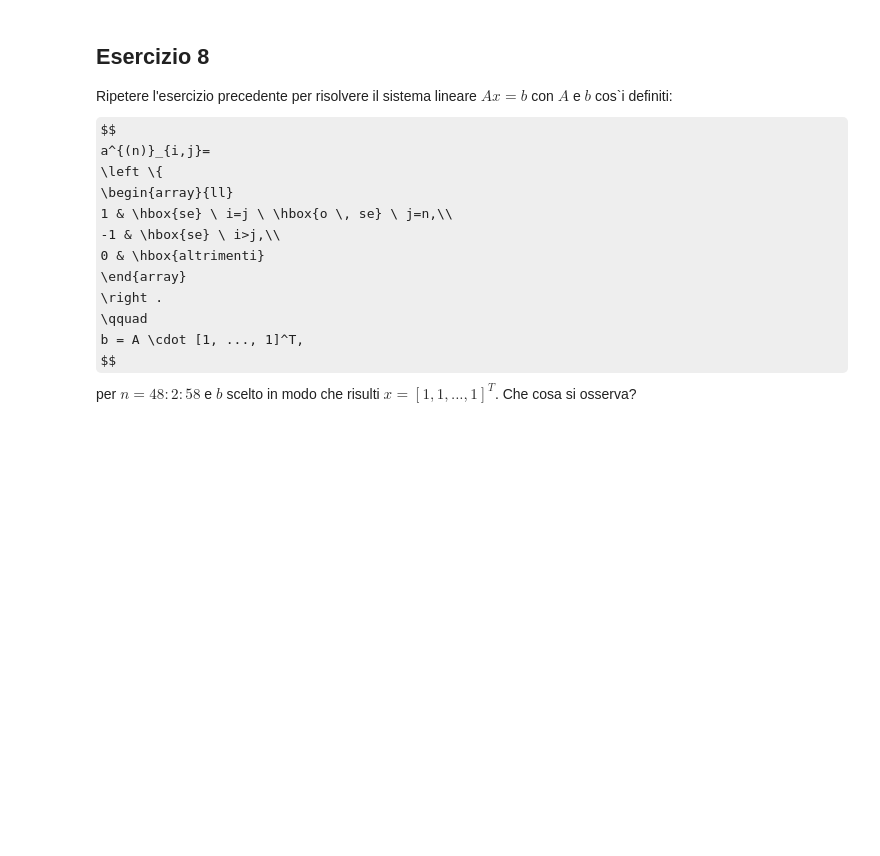
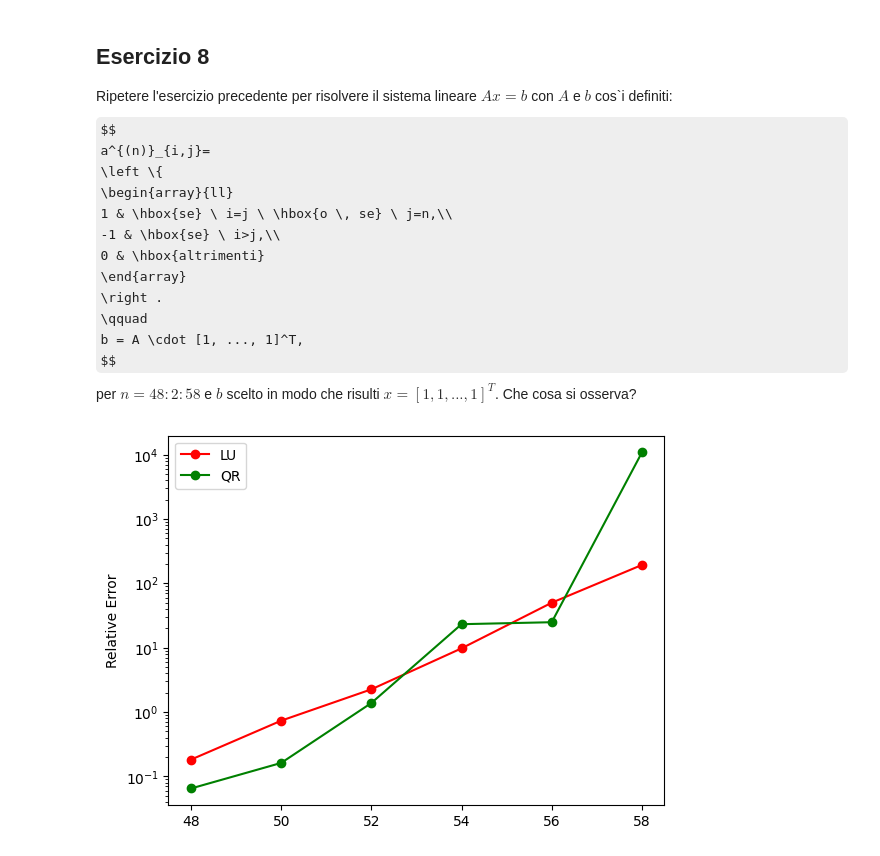
Before and after one commit to delpiter/Numerical_Methods_for_AI, a Jupyter notebook: lab8/LaboratorioVIII_8_aprile_2025.ipynb, the cells around one changed output. Drawn from its saved outputs; the diff is of its cells as text; code cells hidden in the pictures; some formulas as TeX source; blank space fills up the shorter version.

```diff
--- a/lab8/LaboratorioVIII_8_aprile_2025.ipynb
+++ b/lab8/LaboratorioVIII_8_aprile_2025.ipynb
@@ -329,3 +400,39 @@ b = A \cdot [1, ..., 1]^T,
 $$
 per $n = 48 : 2 : 58$ e $b$ scelto in modo che risulti $x = [1, 1, ..., 1]^T$. Che
 cosa si osserva?
+# %%
+def matrix(n):
+    A=np.zeros((n,n))
+    for i in range(n):
+        for j in range(n):
+            if i==j or j==n-1:
+                A[i,j]=1
+            elif i>j:
+                A[i,j]=-1
+            else:
+                A[i,j]=0
+
+errLU=[]
+errQR=[]
+for i in range(48,59,2):
+    An=Hankel(i)
+    xOnes=np.ones((i,1))
+    b=np.dot(An,xOnes)
+
+    PT,L,U=lu(An)
+    Q,R=sp.linalg.qr(An)
+    P=PT.T.copy()
+
+    x,flag=LUsolve(P,L,U,b)
+    errLU.append(np.linalg.norm(x-xOnes,2)/np.linalg.norm(xOnes,2))
+
+    y=Q.T@b
+    x,flag=st.Usolve(R,y)
+    errQR.append(np.linalg.norm(x-xOnes,2)/np.linalg.norm(xOnes,2))
+
+plt.semilogy(range(48,59,2),errLU,'ro-',range(48,59,2),errQR,'go-')
+plt.legend(['LU','QR'])
+plt.ylabel('Relative Error')
+plt.show()
+# %% [output]
+[figure, added]
```
Also changed, not shown: parts of 7 cells of this notebook, 7 other files.
